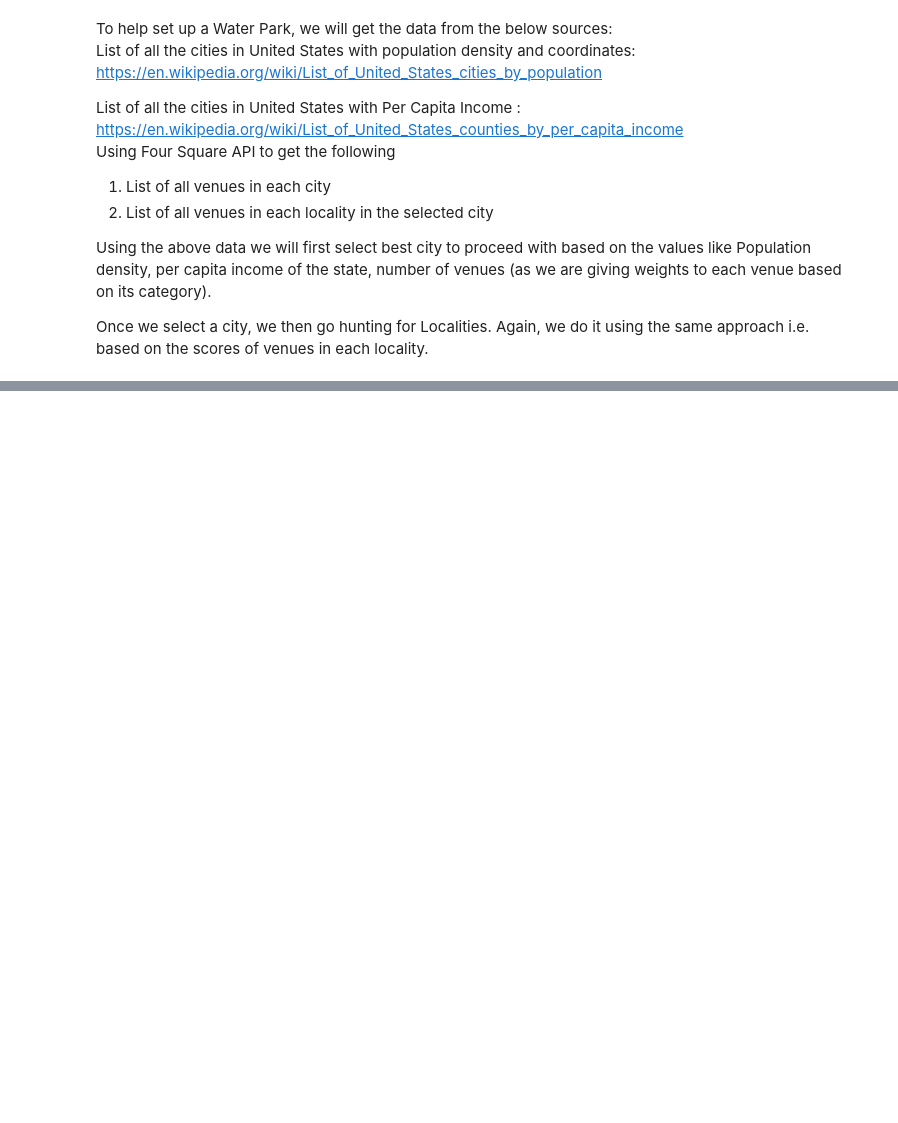
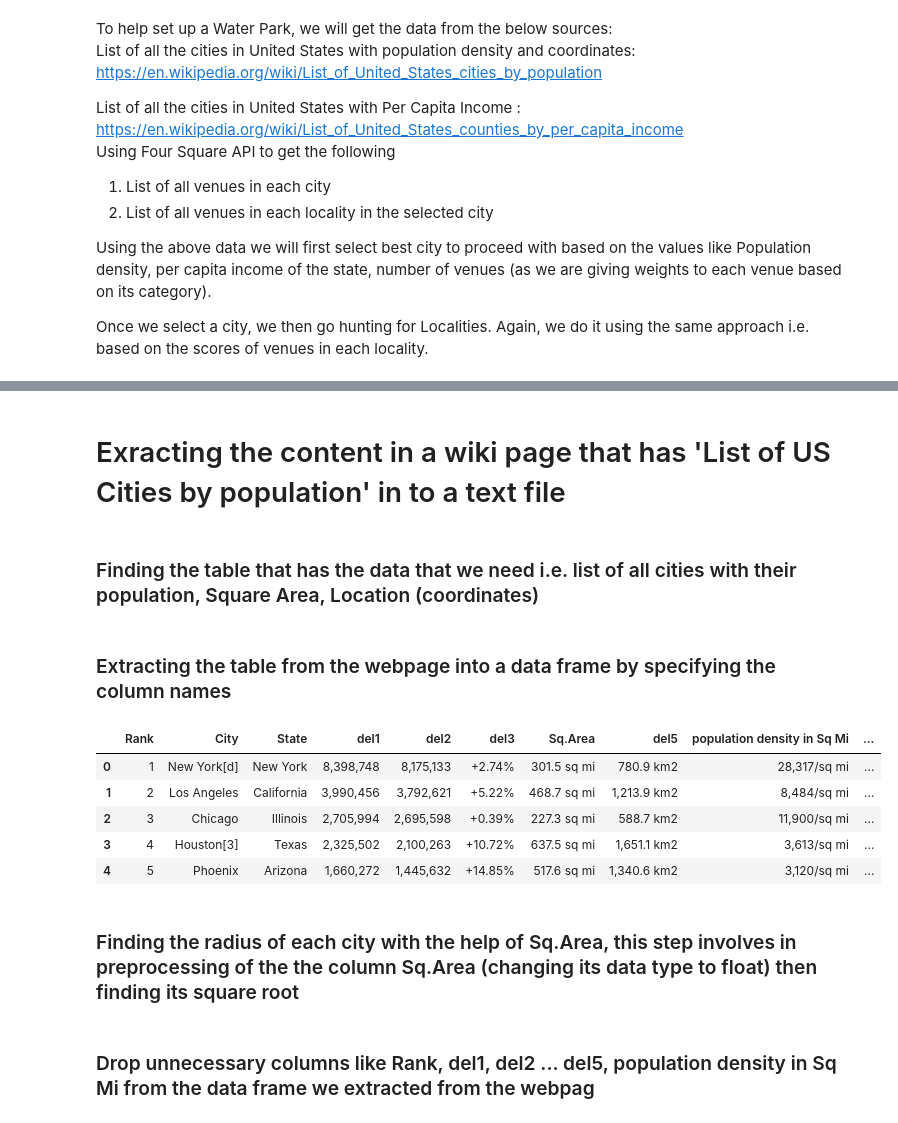
Before and after one commit to Besher-AR/github-example-Besher, a Jupyter notebook: Capstone-The Battle of Neighborhoods.ipynb, the cells around one changed output, grey strips where cells are left out. Drawn from its saved outputs; the diff is of its cells as text; code cells hidden in the pictures; blank space fills up the shorter version.

```diff
--- a/Capstone-The Battle of Neighborhoods.ipynb
+++ b/Capstone-The Battle of Neighborhoods.ipynb
@@ -39,0 +82,31 @@ Once we select a city, we then go hunting for Localities. Again, we do it using
+# %% [markdown]
+# Exracting the content in a wiki page that has 'List of US Cities by population' in to a text file
+# %%
+link = 'https://en.wikipedia.org/wiki/List_of_United_States_cities_by_population'
+page = requests.get(link)
+soup = BeautifulSoup(page.text)
+# %% [markdown]
+### Finding the table that has the data that we need i.e. list of all cities with their population, Square Area, Location (coordinates)
+# %%
+table = soup.find_all('table')[4]
+# %% [markdown]
+### Extracting the table from the webpage into a data frame by specifying the column names
+# %%
+table_rows = table.find_all('tr')
+res = []
+for tr in table_rows:
+    td = tr.find_all('td')
+    row = [tr.text.strip() for tr in td if tr.text.strip()]
+    if row:
+        res.append(row)
+df = pd.DataFrame(res, columns=["Rank", "City", "State", "del1", "del2", "del3", "Sq.Area", "del5", "population density in Sq Mi", "Population density in Km2", "Location"])
+df.head()
+# %% [output]
+|  | Rank | City | State | del1 | del2 | del3 | Sq.Area | del5 | population density in Sq Mi | ... |
+| 0 | 1 | New York[d] | New York | 8,398,748 | 8,175,133 | +2.74% | 301.5 sq mi | 780.9 km2 | 28,317/sq mi | ... |
+| 1 | 2 | Los Angeles | California | 3,990,456 | 3,792,621 | +5.22% | 468.7 sq mi | 1,213.9 km2 | 8,484/sq mi | ... |
+| 2 | 3 | Chicago | Illinois | 2,705,994 | 2,695,598 | +0.39% | 227.3 sq mi | 588.7 km2 | 11,900/sq mi | ... |
+| 3 | 4 | Houston[3] | Texas | 2,325,502 | 2,100,263 | +10.72% | 637.5 sq mi | 1,651.1 km2 | 3,613/sq mi | ... |
+| 4 | 5 | Phoenix | Arizona | 1,660,272 | 1,445,632 | +14.85% | 517.6 sq mi | 1,340.6 km2 | 3,120/sq mi | ... |
+# %% [markdown]
+### Finding the radius of each city with the help of Sq.Area, this step involves in preprocessing of the the column Sq.Area (changing its data type to float) then finding its square root
@@ -39,0 +119,2 @@ Once we select a city, we then go hunting for Localities. Again, we do it using
+# %% [markdown]
+### Drop unnecessary columns like Rank, del1, del2 ... del5, population density in Sq Mi from the data frame we extracted from the webpag
```
Also changed, not shown: parts of 59 cells of this notebook.
